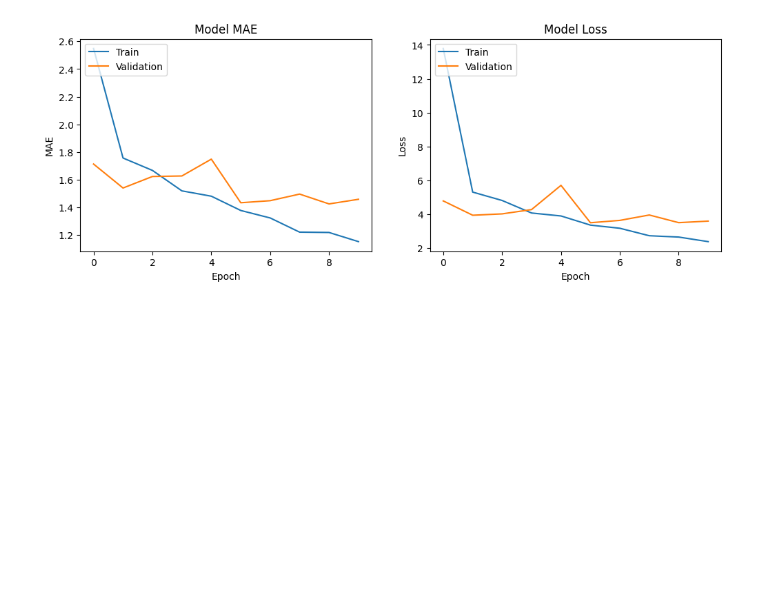
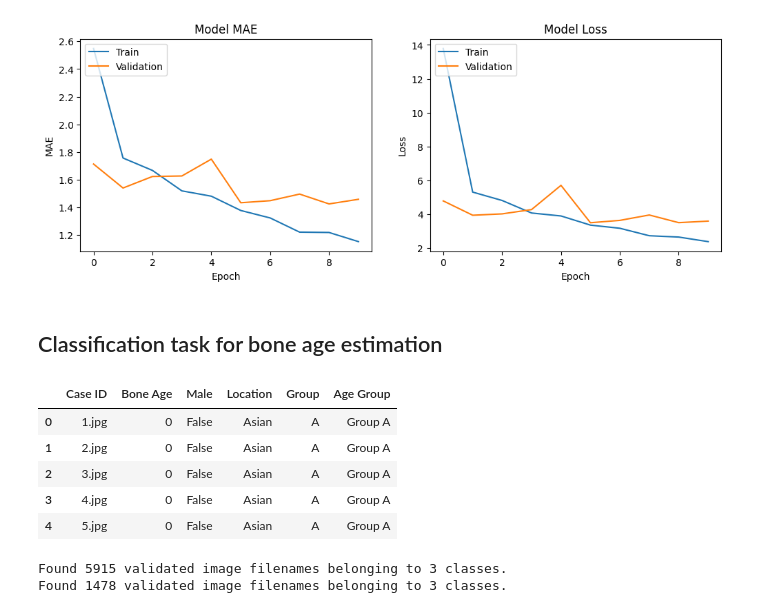
Before and after one commit to Armin-Abdollahi/Bone-Age-Estimation, a Jupyter notebook: Bone_Age_CNN.ipynb, the cells around one changed output. Cells and saved outputs as stored; diff of their text form; code cells hidden in the pictures; blank space fills up the shorter version.

```diff
--- a/Bone_Age_CNN.ipynb
+++ b/Bone_Age_CNN.ipynb
@@ -136,3 +138,5 @@ plt.show()
 # %%
 # Save the model
 model.save('/content/drive/MyDrive/bone_age_cnn_model.h5')
+# %% [markdown]
+## Classification task for bone age estimation
@@ -138,0 +152,15 @@ model.save('/content/drive/MyDrive/bone_age_cnn_model.h5')
+# %%
+# Load the labels
+labels_path = '/content/drive/MyDrive/Digital_Hand_Atlas_Dataset/Total_Images/Bordered_XRay_Images/Classification_Task_Labels.csv'
+labels = pd.read_csv(labels_path)
+# %%
+labels['Case ID'] = labels['Case ID'].apply(lambda x: str(x)+'.jpg')
+
+labels.head()
+# %% [output]
+|  | Case ID | Bone Age | Male | Location | Group | Age Group |
+| 0 | 1.jpg | 0 | False | Asian | A | Group A |
+| 1 | 2.jpg | 0 | False | Asian | A | Group A |
+| 2 | 3.jpg | 0 | False | Asian | A | Group A |
+| 3 | 4.jpg | 0 | False | Asian | A | Group A |
+| 4 | 5.jpg | 0 | False | Asian | A | Group A |
@@ -138,0 +184,28 @@ model.save('/content/drive/MyDrive/bone_age_cnn_model.h5')
+# %%
+# Create the train and validation generators
+train_generator = datagen.flow_from_dataframe(
+    dataframe=labels,
+    directory='/content/drive/MyDrive/Digital_Hand_Atlas_Dataset/Total_Images/Bordered_XRay_Images',
+    x_col='Case ID',
+    y_col='Age Group',  # Use the new 'Age Group' column
+    target_size=(256, 256),
+    color_mode='grayscale',
+    class_mode='categorical',  # Use categorical mode for classification
+    batch_size=32,
+    subset='training'
+)
+
+validation_generator = datagen.flow_from_dataframe(
+    dataframe=labels,
+    directory='/content/drive/MyDrive/Digital_Hand_Atlas_Dataset/Total_Images/Bordered_XRay_Images',
+    x_col='Case ID',
+    y_col='Age Group',
+    target_size=(256, 256),
+    color_mode='grayscale',
+    class_mode='categorical',
+    batch_size=32,
+    subset='validation'
+)
+# %% [output]
+Found 5915 validated image filenames belonging to 3 classes.
+Found 1478 validated image filenames belonging to 3 classes.
```
Also changed, not shown: parts of 10 cells of this notebook.
